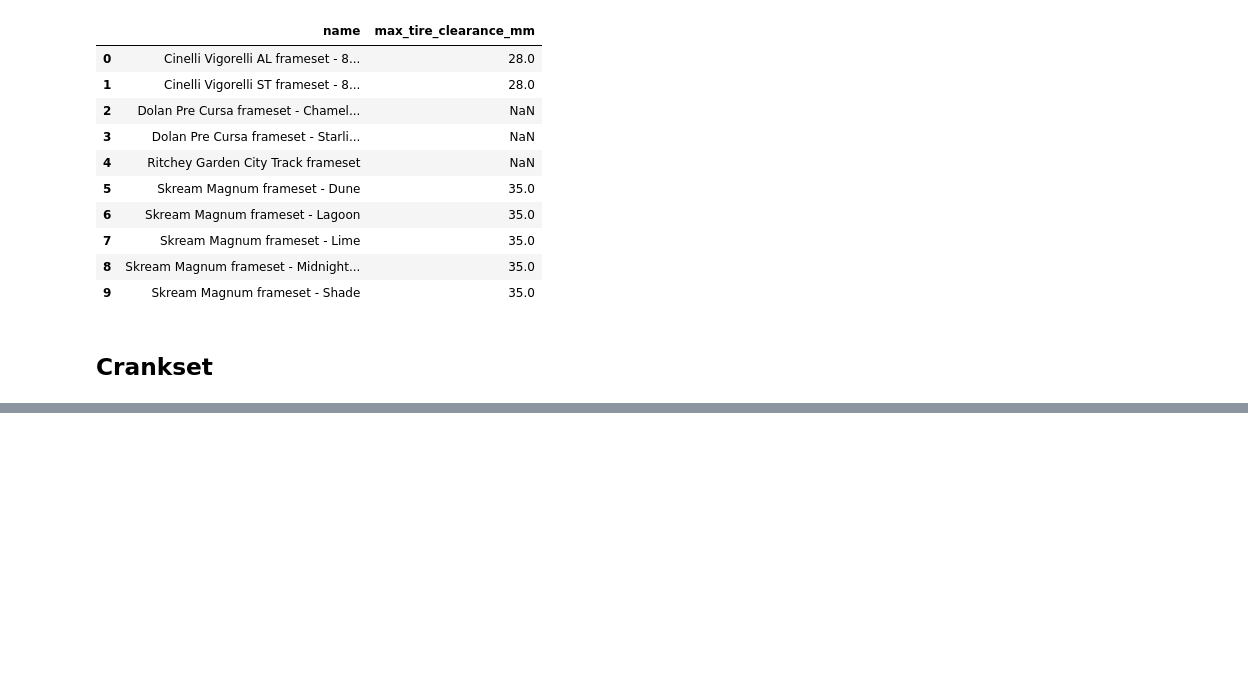
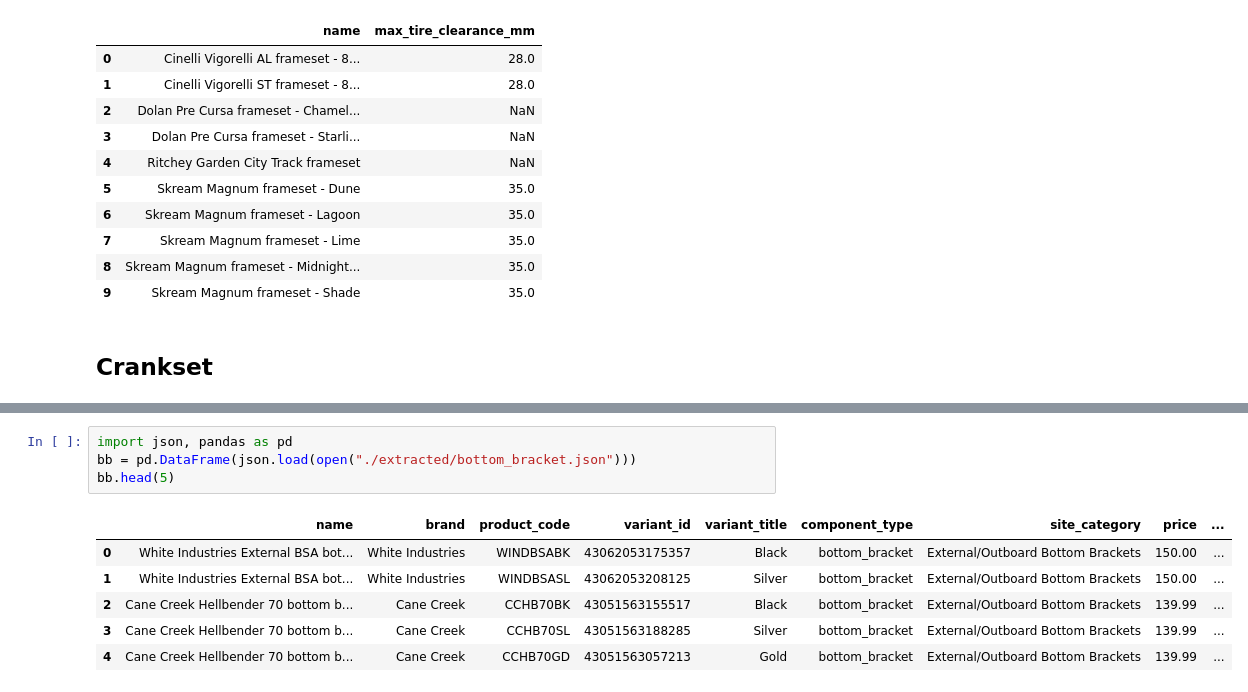
Before and after one commit to ojnny08/bike-builder, a Jupyter notebook: bikebuilder/scripts/retrogression/analysis.ipynb, the cells around one changed output, grey strips where cells are left out. Saved outputs shown, nothing was run; the diff lists cells and outputs as text; blank space fills up the shorter version.

```diff
--- a/bikebuilder/scripts/retrogression/analysis.ipynb
+++ b/bikebuilder/scripts/retrogression/analysis.ipynb
@@ -89,0 +103,11 @@ frames[["name", "max_tire_clearance_mm"]].head(10)
+# %%
+import json, pandas as pd
+bb = pd.DataFrame(json.load(open("./extracted/bottom_bracket.json")))
+bb.head(5)
+# %% [output]
+|  | name | brand | product_code | variant_id | variant_title | component_type | site_category | price | ... |
+| 0 | White Industries External BSA bot... | White Industries | WINDBSABK | 43062053175357 | Black | bottom_bracket | External/Outboard Bottom Brackets | 150.00 | ... |
+| 1 | White Industries External BSA bot... | White Industries | WINDBSASL | 43062053208125 | Silver | bottom_bracket | External/Outboard Bottom Brackets | 150.00 | ... |
+| 2 | Cane Creek Hellbender 70 bottom b... | Cane Creek | CCHB70BK | 43051563155517 | Black | bottom_bracket | External/Outboard Bottom Brackets | 139.99 | ... |
+| 3 | Cane Creek Hellbender 70 bottom b... | Cane Creek | CCHB70SL | 43051563188285 | Silver | bottom_bracket | External/Outboard Bottom Brackets | 139.99 | ... |
+| 4 | Cane Creek Hellbender 70 bottom b... | Cane Creek | CCHB70GD | 43051563057213 | Gold | bottom_bracket | External/Outboard Bottom Brackets | 139.99 | ... |
```
Also changed, not shown: parts of 3 cells of this notebook, 14 other files.
